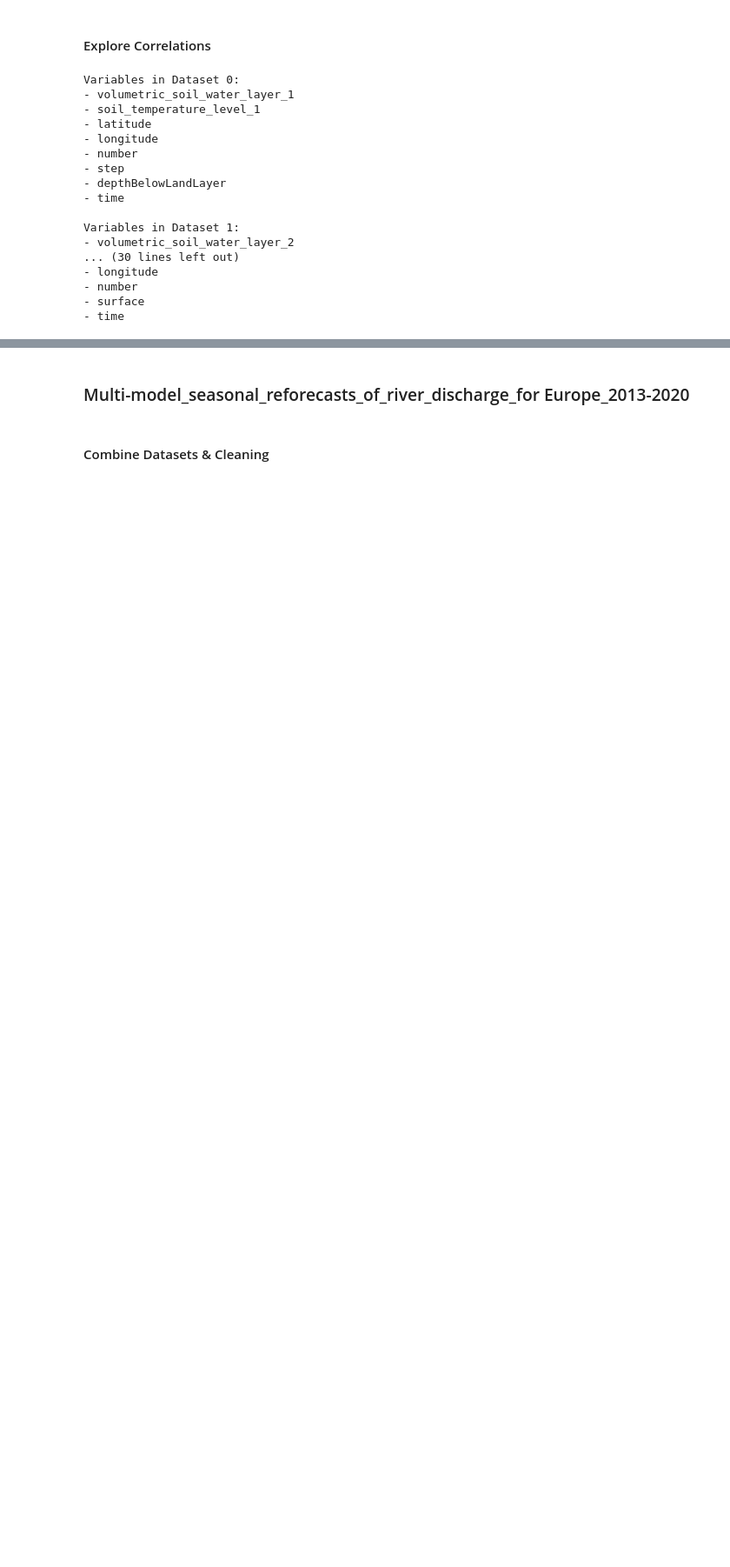
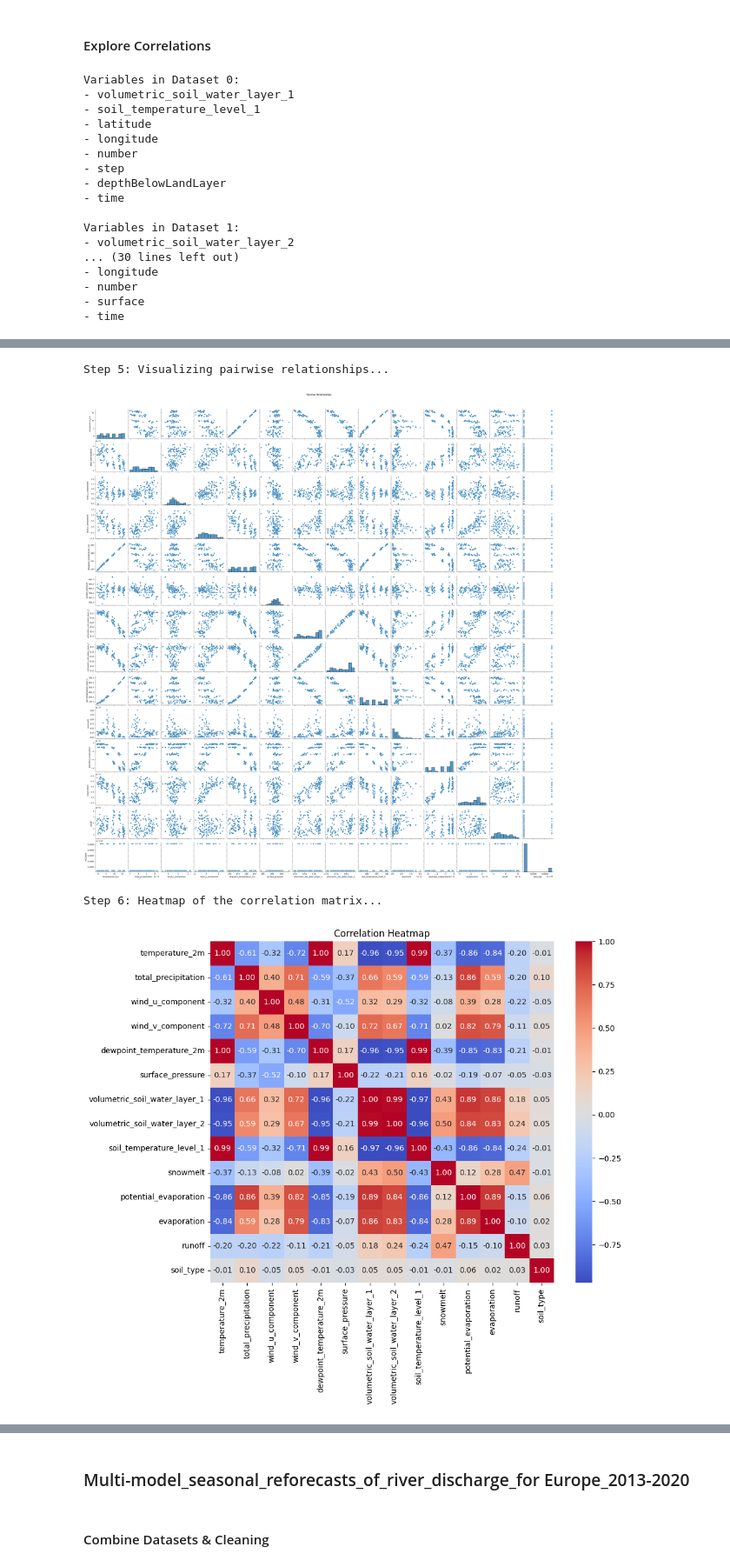
Before and after one commit to Yiannisap23015/Master_Thesis, a Jupyter notebook: LoadData.ipynb, the cells around one changed output, grey strips where cells are left out. Shown at 87% size. Cells and saved outputs as stored; diff of their text form; code cells hidden in the pictures; blank space fills up the shorter version.

Commit message:
Correlation & Trend Analysis

```diff
--- a/LoadData.ipynb
+++ b/LoadData.ipynb
@@ -280,0 +312,48 @@ surface_pressure                                   -0.211913          1.000000
+# %%
+# Step 5: Visualize Relationships Using Scatter Plots and Heatmaps
+print("\nStep 5: Visualizing pairwise relationships...")
+
+# Scatter plot for pairwise relationships
+sns.pairplot(merged_data[selected_columns])
+plt.suptitle("Pairwise Relationships", y=1.02)
+plt.show()
+
+# Heatmap for the correlation matrix
+print("\nStep 6: Heatmap of the correlation matrix...")
+plt.figure(figsize=(10, 8))
+sns.heatmap(correlation_matrix, annot=True, fmt=".2f", cmap="coolwarm", cbar=True)
+plt.title("Correlation Heatmap")
+plt.show()
+
+# Step 7: Lagged Correlation Analysis
+print("\nStep 7: Checking for lagged correlations...")
+
+# Define variables to analyze lagged correlation (e.g., precipitation vs. soil water levels)
+lag_variable = "total_precipitation"
+response_variable = "volumetric_soil_water_layer_1"
+
+# Maximum number of lags to check
+max_lag = 6
+
+# Calculate lagged correlations
+lagged_correlations = []
+for lag in range(1, max_lag + 1):
+    shifted_data = merged_data[lag_variable].shift(lag)  # Shift precipitation data by 'lag' months
+    correlation = merged_data[response_variable].corr(shifted_data)
+    lagged_correlations.append((lag, correlation))
+    print(f"Lag {lag}: Correlation between {lag_variable} and {response_variable} = {correlation:.2f}")
+
+# Visualize lagged correlations
+lags, correlations = zip(*lagged_correlations)
+plt.figure(figsize=(8, 6))
+plt.bar(lags, correlations, color="skyblue", alpha=0.8)
+plt.xlabel("Lag (Months)")
+plt.ylabel("Correlation")
+plt.title(f"Lagged Correlation: {lag_variable} vs. {response_variable}")
+plt.xticks(lags)
+plt.show()
+# %% [output]
+Step 5: Visualizing pairwise relationships...
+[figure, added]
+Step 6: Heatmap of the correlation matrix...
+[figure, added]
```
Also changed, not shown: parts of 15 cells of this notebook.
